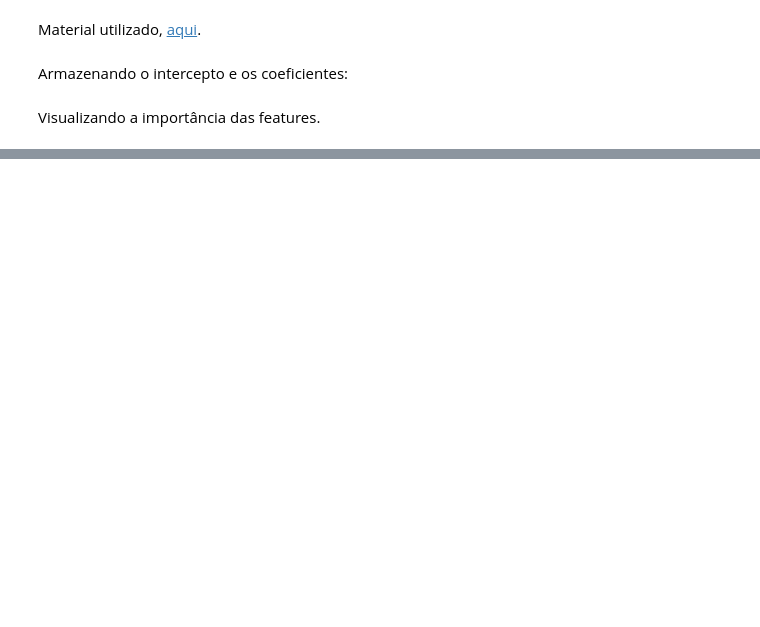
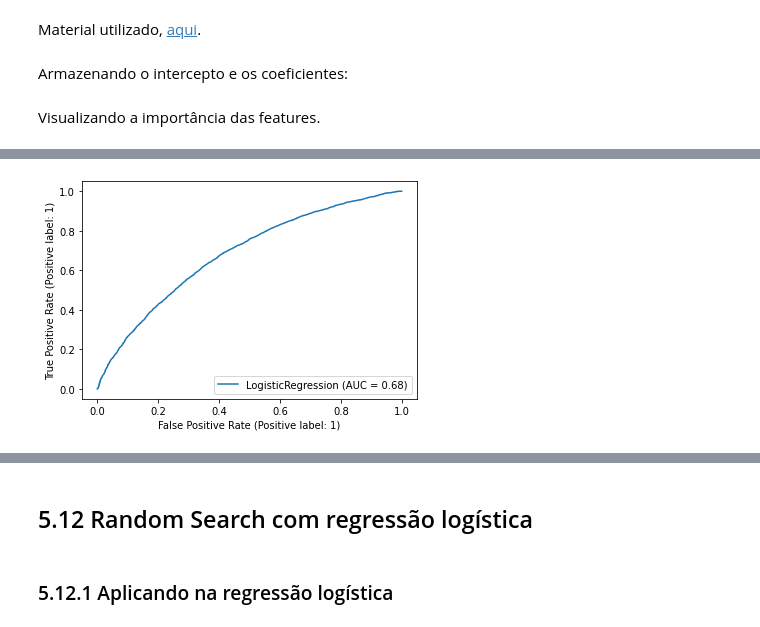
Before and after one commit to casjunior93/-Teste-de-deploy-no-Heroku-com-Fast-Ap, a Jupyter notebook: Covid_e_doenças_pré_existentes_em_SP.ipynb, the cells around one changed output, grey strips where cells are left out. Saved outputs shown, nothing was run; the diff lists cells and outputs as text; code cells hidden in the pictures; blank space fills up the shorter version.

```diff
--- a/Covid_e_doenças_pré_existentes_em_SP.ipynb
+++ b/Covid_e_doenças_pré_existentes_em_SP.ipynb
@@ -1821,0 +1854,6 @@ O recurso mais forte no conjunto de dados é a doença hepática. Um aumento da
+# %%
+%%time
+metrics.plot_roc_curve(logreg2, X_teste, y_teste)
+plt.show()
+# %% [output]
+[figure, added]
@@ -1821,0 +1862,4 @@ O recurso mais forte no conjunto de dados é a doença hepática. Um aumento da
+# %% [markdown]
+## 5.12 Random Search com regressão logística
+# %% [markdown]
+### 5.12.1 Aplicando na regressão logística
```
Also changed, not shown: parts of 97 cells of this notebook.
